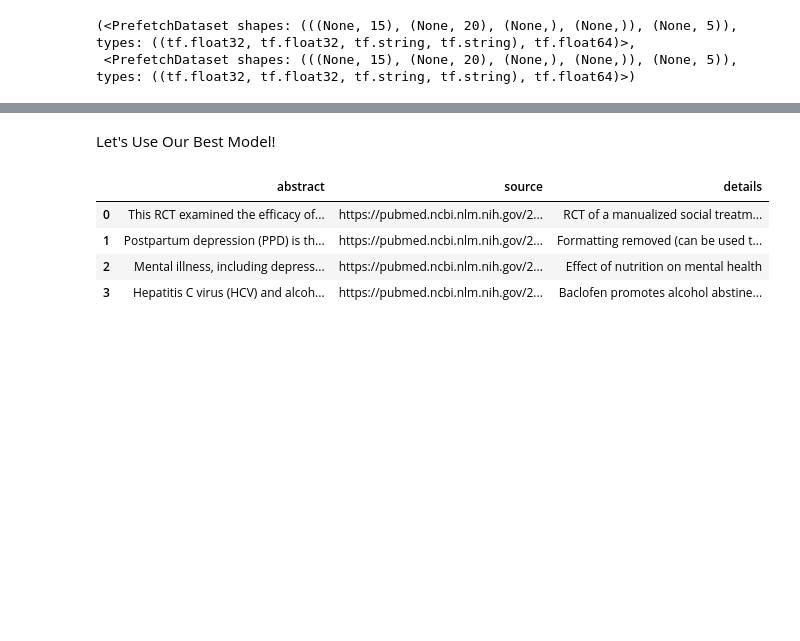
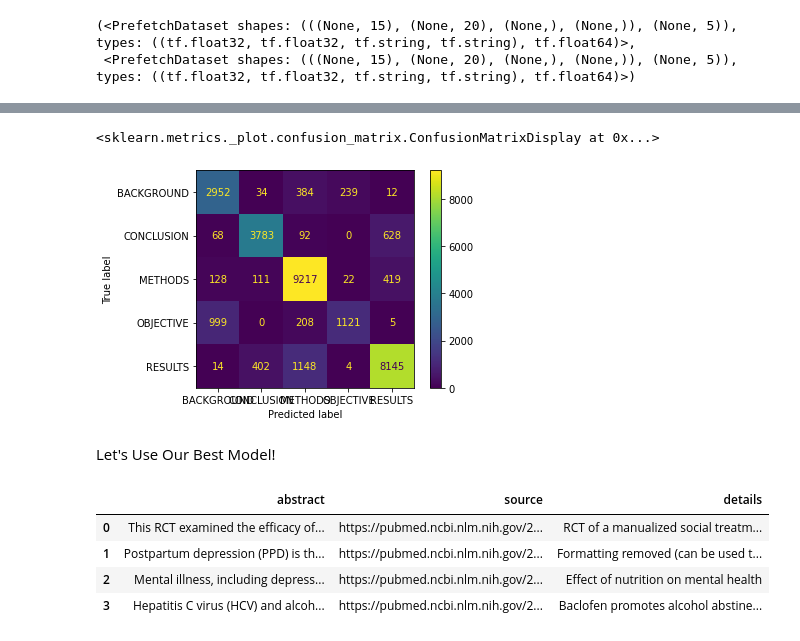
Before and after one commit to agbariaweaam/SkimLit_Project, a Jupyter notebook: SkimLit_Project.ipynb, the cells around one changed output, grey strips where cells are left out. Cells and saved outputs as stored; diff of their text form; code cells hidden in the pictures; blank space fills up the shorter version.

```diff
--- a/SkimLit_Project.ipynb
+++ b/SkimLit_Project.ipynb
@@ -661,0 +704,12 @@ plt.show()
+# %%
+# Create test dataset batch and prefetched
+test_pos_char_token_data = tf.data.Dataset.from_tensor_slices((test_line_numbers_one_hot,
+                                                               test_total_lines_one_hot,
+                                                               test_sentences,
+                                                               test_chars))
+test_pos_char_token_labels = tf.data.Dataset.from_tensor_slices(test_labels_one_hot)
+test_pos_char_token_dataset = tf.data.Dataset.zip((test_pos_char_token_data, test_pos_char_token_labels))
+test_pos_char_token_dataset = test_pos_char_token_dataset.batch(32).prefetch(tf.data.AUTOTUNE)
+
+# Check shapes
+test_pos_char_token_dataset
@@ -661,0 +718,6 @@ plt.show()
+# %%
+# Make predictions on the test dataset
+test_pred_probs = model_3.predict(test_pos_char_token_dataset,
+                                       verbose=1)
+test_preds = tf.argmax(test_pred_probs, axis=1)
+test_preds[:10]
@@ -662,3 +727,9 @@ plt.show()
+# %%
+from sklearn.metrics import ConfusionMatrixDisplay
+ConfusionMatrixDisplay.from_predictions(test_labels_encoded, test_preds,display_labels=['BACKGROUND' ,'CONCLUSION','METHODS','OBJECTIVE','RESULTS'])
+# %% [output]
+<sklearn.metrics._plot.confusion_matrix.ConfusionMatrixDisplay at 0x...>
+[figure, added]
 # %% [markdown]
 Let's Use Our Best Model!
 # %%
```
Also changed, not shown: parts of 19 cells of this notebook.
